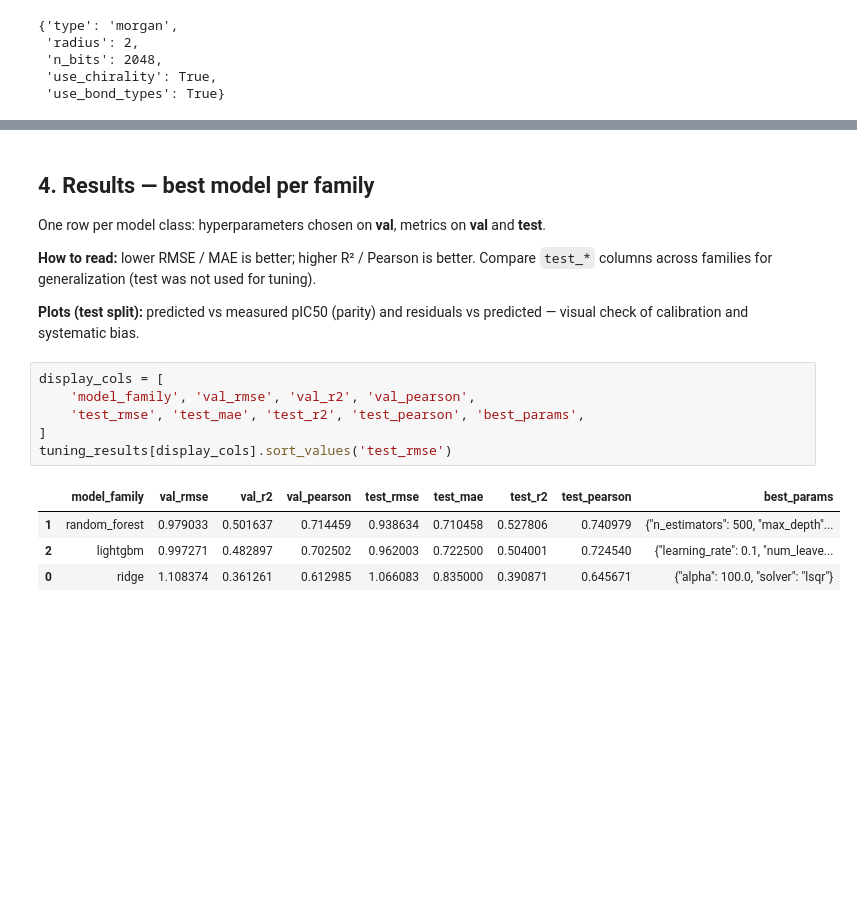
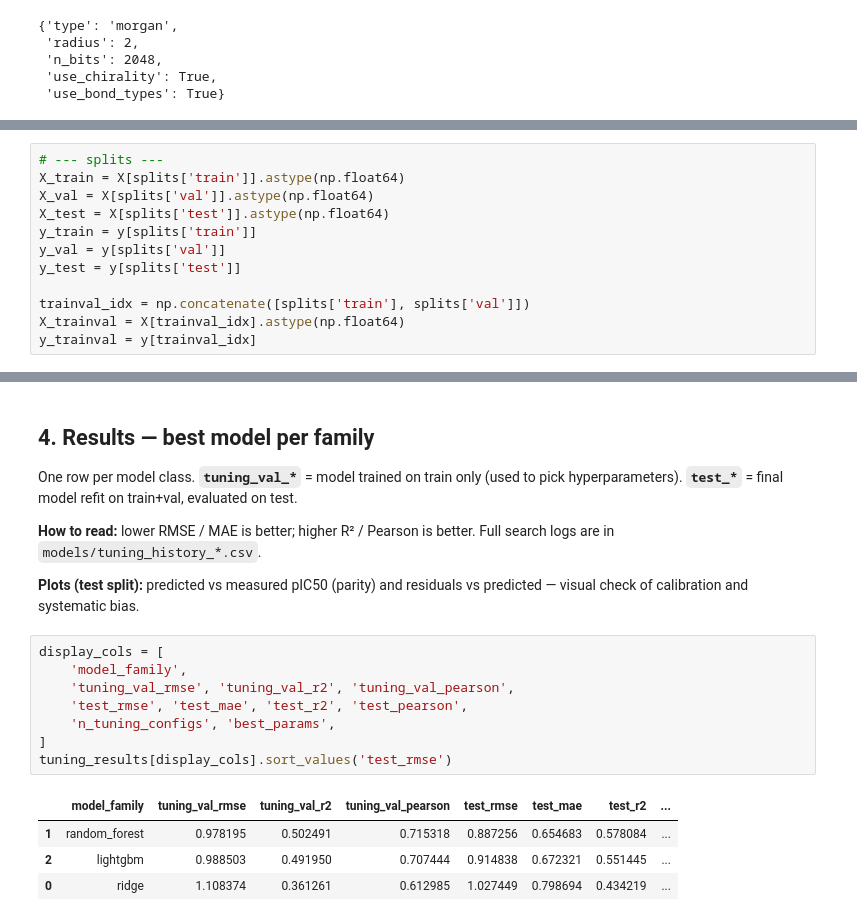
Before and after one commit to killica/DrugDiscovery, a Jupyter notebook: data/03_models.ipynb, the cells around one changed output, grey strips where cells are left out. Saved outputs shown, nothing was run; the diff lists cells and outputs as text; blank space fills up the shorter version.

```diff
--- a/data/03_models.ipynb
+++ b/data/03_models.ipynb
@@ -125 +154,13 @@ test : 1,084 molecules (10.0%)
+# %%
+# --- splits ---
+X_train = X[splits['train']].astype(np.float64)
+X_val = X[splits['val']].astype(np.float64)
+X_test = X[splits['test']].astype(np.float64)
+y_train = y[splits['train']]
+y_val = y[splits['val']]
+y_test = y[splits['test']]
+
+trainval_idx = np.concatenate([splits['train'], splits['val']])
+X_trainval = X[trainval_idx].astype(np.float64)
+y_trainval = y[trainval_idx]
 # %% [markdown]
@@ -264,22 +515,24 @@ tuning_results = pd.DataFrame(summary_rows)
 # %% [markdown]
 ## 4. Results — best model per family
 
-One row per model class: hyperparameters chosen on **val**, metrics on **val** and **test**.
+One row per model class. **`tuning_val_*`** = model trained on train only (used to pick hyperparameters). **`test_*`** = final model refit on train+val, evaluated on test.
 
-**How to read:** lower RMSE / MAE is better; higher R² / Pearson is better. Compare `test_*` columns across families for generalization (test was not used for tuning).
+**How to read:** lower RMSE / MAE is better; higher R² / Pearson is better. Full search logs are in `models/tuning_history_*.csv`.
 
 **Plots (test split):** predicted vs measured pIC50 (parity) and residuals vs predicted — visual check of calibration and systematic bias.
 # %%
 display_cols = [
-    'model_family', 'val_rmse', 'val_r2', 'val_pearson',
-    'test_rmse', 'test_mae', 'test_r2', 'test_pearson', 'best_params',
+    'model_family',
+    'tuning_val_rmse', 'tuning_val_r2', 'tuning_val_pearson',
+    'test_rmse', 'test_mae', 'test_r2', 'test_pearson',
+    'n_tuning_configs', 'best_params',
 ]
 tuning_results[display_cols].sort_values('test_rmse')
 # %% [output]
-|  | model_family | val_rmse | val_r2 | val_pearson | test_rmse | test_mae | test_r2 | test_pearson | best_params |
-| 1 | random_forest | 0.979033 | 0.501637 | 0.714459 | 0.938634 | 0.710458 | 0.527806 | 0.740979 | {"n_estimators": 500, "max_depth"... |
-| 2 | lightgbm | 0.997271 | 0.482897 | 0.702502 | 0.962003 | 0.722500 | 0.504001 | 0.724540 | {"learning_rate": 0.1, "num_leave... |
-| 0 | ridge | 1.108374 | 0.361261 | 0.612985 | 1.066083 | 0.835000 | 0.390871 | 0.645671 | {"alpha": 100.0, "solver": "lsqr"} |
+|  | model_family | tuning_val_rmse | tuning_val_r2 | tuning_val_pearson | test_rmse | test_mae | test_r2 | ... |
+| 1 | random_forest | 0.978195 | 0.502491 | 0.715318 | 0.887256 | 0.654683 | 0.578084 | ... |
+| 2 | lightgbm | 0.988503 | 0.491950 | 0.707444 | 0.914838 | 0.672321 | 0.551445 | ... |
+| 0 | ridge | 1.108374 | 0.361261 | 0.612985 | 1.027449 | 0.798694 | 0.434219 | ... |
 # %%
 def parity_plot(ax, y_true, y_pred, title):
     ax.scatter(y_true, y_pred, alpha=0.35, s=14, edgecolors='none')
```
Also changed, not shown: parts of 13 cells of this notebook, 6 other files.
